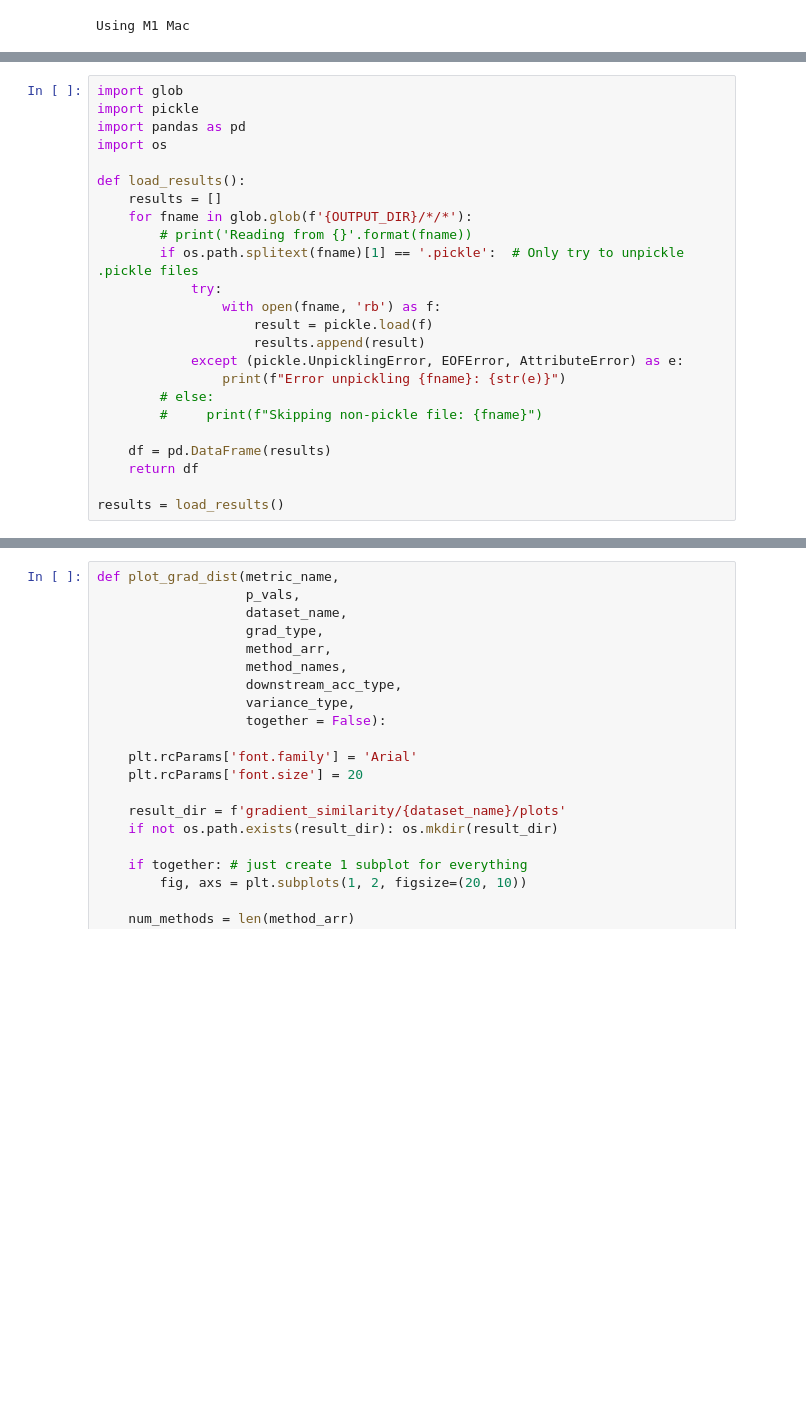
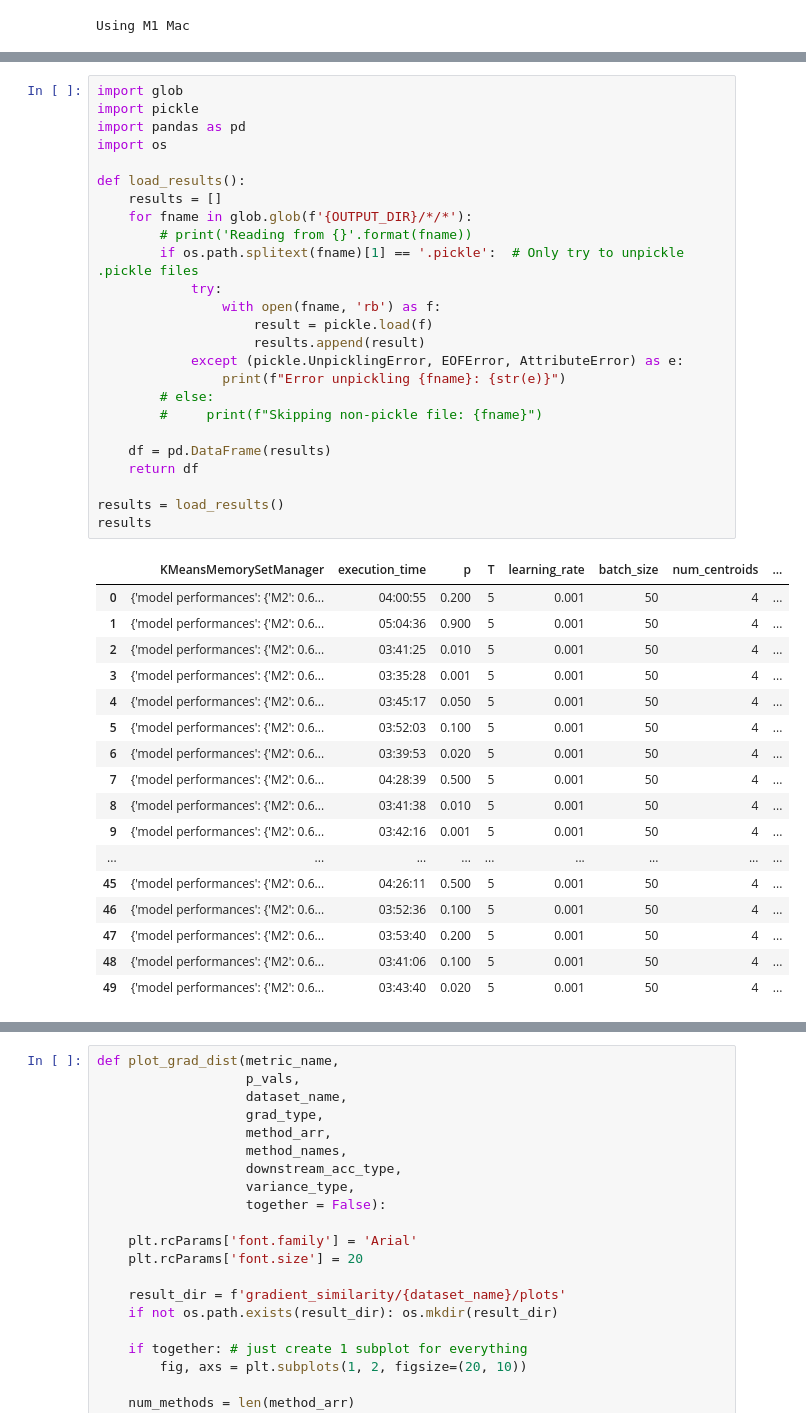
Before and after one commit to ewang26/continual-learning, a Jupyter notebook: plots_sanity_check.ipynb, the cells around one changed output, grey strips where cells are left out. Cells and saved outputs as stored; diff of their text form; blank space fills up the shorter version.

```diff
--- a/plots_sanity_check.ipynb
+++ b/plots_sanity_check.ipynb
@@ -21,27 +22,46 @@ full_mnist_cpu_no_gss
 # %%
 import glob
 import pickle
 import pandas as pd
 import os
 
 def load_results():
     results = []
     for fname in glob.glob(f'{OUTPUT_DIR}/*/*'):
         # print('Reading from {}'.format(fname))
         if os.path.splitext(fname)[1] == '.pickle':  # Only try to unpickle .pickle files
             try:
                 with open(fname, 'rb') as f:
                     result = pickle.load(f)
                     results.append(result)
             except (pickle.UnpicklingError, EOFError, AttributeError) as e:
                 print(f"Error unpickling {fname}: {str(e)}")
         # else:
         #     print(f"Skipping non-pickle file: {fname}")
 
     df = pd.DataFrame(results)
     return df
 
 results = load_results()
+results
+# %% [output]
+|  | KMeansMemorySetManager | execution_time | p | T | learning_rate | batch_size | num_centroids | ... |
+| 0 | {'model performances': {'M2': 0.6... | 04:00:55 | 0.200 | 5 | 0.001 | 50 | 4 | ... |
+| 1 | {'model performances': {'M2': 0.6... | 05:04:36 | 0.900 | 5 | 0.001 | 50 | 4 | ... |
+| 2 | {'model performances': {'M2': 0.6... | 03:41:25 | 0.010 | 5 | 0.001 | 50 | 4 | ... |
+| 3 | {'model performances': {'M2': 0.6... | 03:35:28 | 0.001 | 5 | 0.001 | 50 | 4 | ... |
+| 4 | {'model performances': {'M2': 0.6... | 03:45:17 | 0.050 | 5 | 0.001 | 50 | 4 | ... |
+| 5 | {'model performances': {'M2': 0.6... | 03:52:03 | 0.100 | 5 | 0.001 | 50 | 4 | ... |
+| 6 | {'model performances': {'M2': 0.6... | 03:39:53 | 0.020 | 5 | 0.001 | 50 | 4 | ... |
+| 7 | {'model performances': {'M2': 0.6... | 04:28:39 | 0.500 | 5 | 0.001 | 50 | 4 | ... |
+| 8 | {'model performances': {'M2': 0.6... | 03:41:38 | 0.010 | 5 | 0.001 | 50 | 4 | ... |
+| 9 | {'model performances': {'M2': 0.6... | 03:42:16 | 0.001 | 5 | 0.001 | 50 | 4 | ... |
+| ... | ... | ... | ... | ... | ... | ... | ... | ... |
+| 45 | {'model performances': {'M2': 0.6... | 04:26:11 | 0.500 | 5 | 0.001 | 50 | 4 | ... |
+| 46 | {'model performances': {'M2': 0.6... | 03:52:36 | 0.100 | 5 | 0.001 | 50 | 4 | ... |
+| 47 | {'model performances': {'M2': 0.6... | 03:53:40 | 0.200 | 5 | 0.001 | 50 | 4 | ... |
+| 48 | {'model performances': {'M2': 0.6... | 03:41:06 | 0.100 | 5 | 0.001 | 50 | 4 | ... |
+| 49 | {'model performances': {'M2': 0.6... | 03:43:40 | 0.020 | 5 | 0.001 | 50 | 4 | ... |
 # %%
 
 def get_metric(df, p_val, method, metric):
```
Also changed, not shown: parts of 10 cells of this notebook, 1 other file.
